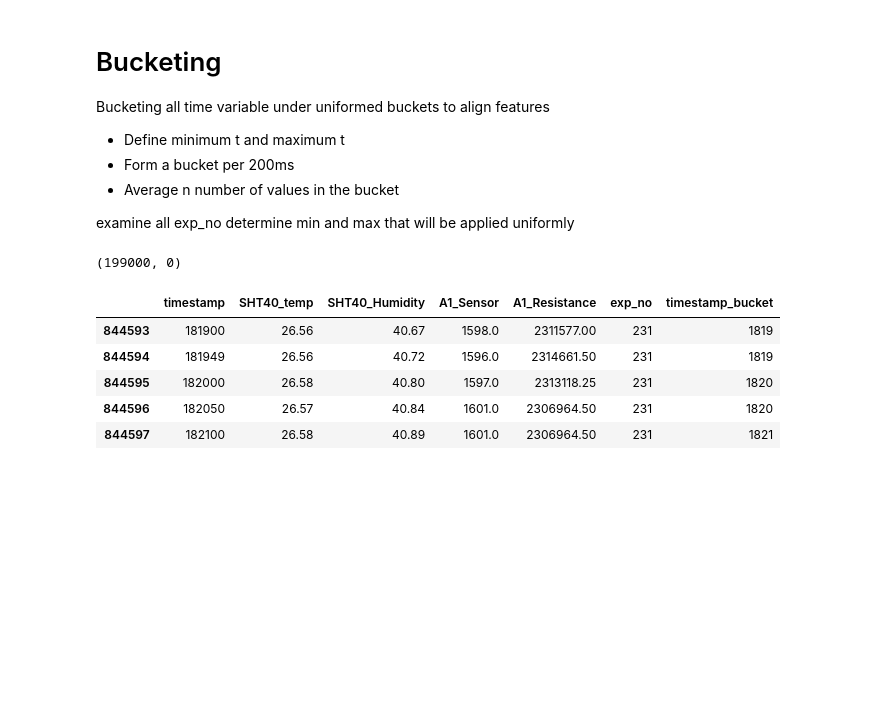
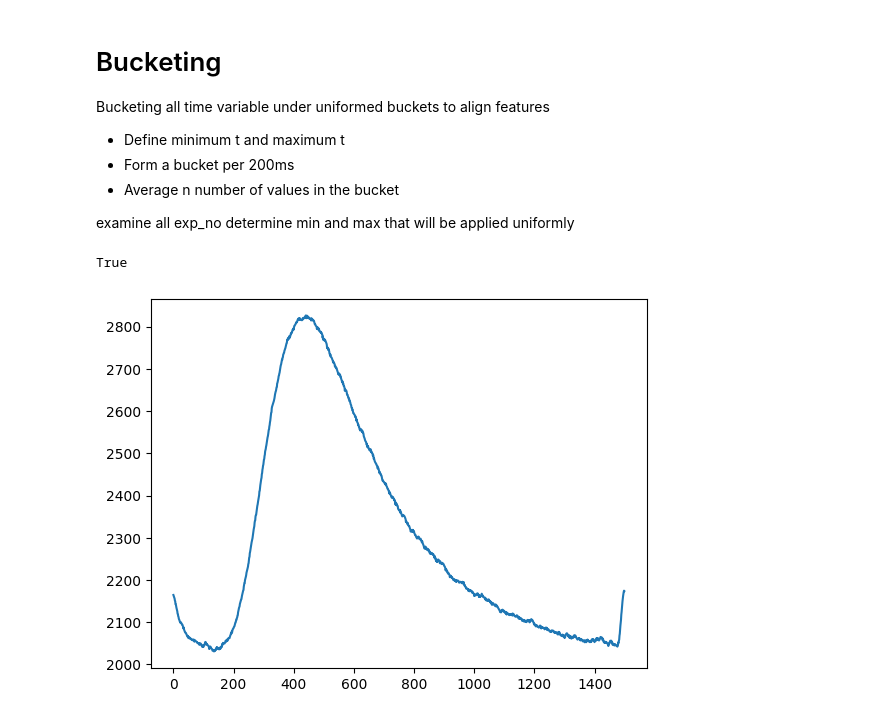
Before and after one commit to gavinlouuu-kpt/gas-sensor-ml, a Jupyter notebook: notebooks/node 1.1-lkw-initial-data-exploration.ipynb, the cells around one changed output. Cells and saved outputs as stored; diff of their text form; code cells hidden in the pictures; blank space fills up the shorter version.

```diff
--- a/notebooks/node 1.1-lkw-initial-data-exploration.ipynb
+++ b/notebooks/node 1.1-lkw-initial-data-exploration.ipynb
@@ -71,11 +60,3 @@ Bucketing all time variable under uniformed buckets to align features
 
 examine all exp_no
 determine min and max that will be applied uniformly
-# %%
-#search the maximum and minimum of time in the df_stacked
-def _max_min_time(df_stacked: pd.DataFrame) -> pd.DataFrame:
-    max_time = df_stacked['timestamp'].max()
-    min_time = df_stacked['timestamp'].min()
-    return max_time, min_time
-# %% [output]
-(199000, 0)
@@ -88,26 +63,61 @@ def _split_bucket(df_stacked: pd.DataFrame, x: int) -> pd.DataFrame:
 # %%
 # group experiments by using groupby function
-# create a new column called timestamp_bucket
-# assign timestamps in a range of 100ms to a bucket
-# iterate through the groupby object timestamp and add a new column called timestamp_bucket
-# each bucket is 100ms i.e., items with timestamp between 0 and 100ms are assigned to bucket 1
-# items with timestamp between 100ms and 200ms are assigned to bucket 2
-# and so on...
-def _group_by_bucket(df_stacked: pd.DataFrame, bucket_size_ms: int) -> pd.DataFrame:
+# create a new column called bin
+# the number of bin is predefined by user i.e., 1500
+# group the data entries into 1500 bins
+# average the values within each bin
+
+def _group_by_bin(df_stacked: pd.DataFrame, num_bins: int) -> pd.DataFrame:
     df_list = []
     grouped = df_stacked.groupby('exp_no')
     for name, group in grouped:
-        group['timestamp_bucket'] = group['timestamp'].floordiv(bucket_size_ms)
+        group['bin'] = pd.cut(group['timestamp'], bins=num_bins, labels=False)
         df_list.append(group)
     return pd.concat(df_list)
-bucketed = _group_by_bucket(df_stacked, 100)
+
+bin_df = _group_by_bin(df_stacked, 1500)
+# bucketed.tail()
-# %% [output]
-|  | timestamp | SHT40_temp | SHT40_Humidity | A1_Sensor | A1_Resistance | exp_no | timestamp_bucket |
-| 844593 | 181900 | 26.56 | 40.67 | 1598.0 | 2311577.00 | 231 | 1819 |
-| 844594 | 181949 | 26.56 | 40.72 | 1596.0 | 2314661.50 | 231 | 1819 |
-| 844595 | 182000 | 26.58 | 40.80 | 1597.0 | 2313118.25 | 231 | 1820 |
-| 844596 | 182050 | 26.57 | 40.84 | 1601.0 | 2306964.50 | 231 | 1820 |
-| 844597 | 182100 | 26.58 | 40.89 | 1601.0 | 2306964.50 | 231 | 1821 |
+# %%
+# check all exp_no have the same number of bins
+# if they are all the same print 1 if not print 0
+
+def _check_bins(df: pd.DataFrame) -> bool:
+    grouped = df.groupby('exp_no')
+    unique_bins = None
+    for name, group in grouped:
+        if unique_bins is None:
+            unique_bins = len(group['bin'].unique())
+        elif len(group['bin'].unique()) != unique_bins:
+            return False
+    return True
+
+_check_bins(bin_df)
+# %% [output]
+True
+# %%
+# average data within each bucket to give only one value per bucket
+# group by experiment number and timestamp_bucket
+# drop timestamp column
+# calculate mean of all columns
+
+
+def _average_bin(bin_df: pd.DataFrame) -> pd.DataFrame:
+    bin_df = bin_df.drop(columns=['timestamp'])
+    grouped = bin_df.groupby(['exp_no', 'bin'])
+    return grouped.mean()
 # %%
-# write bucketed data to csv in intermediate folder
-bucketed.to_csv(f"../data/02_intermediate/bucketed.csv", index=False)
+# save averaged data to csv in intermediate folder
+averaged = _average_bin(bin_df)
+averaged.to_csv(f"../data/02_intermediate/norm_averaged_bin.csv")
+# %%
+# plot the graph of a specified exp_no in terms of A1_sensor against bin
+# specify exp_no
+# plot the graph of A1_sensor against bin
+
+def _plot_graph(averaged: pd.DataFrame, exp_no: int) -> None:
+    plt.plot(averaged.loc[exp_no]['A1_Sensor'])
+    plt.show()
+
+_plot_graph(averaged, 120)
+# %% [output]
+[figure, added]
```
Also changed, not shown: parts of 3 cells of this notebook, 5 other files.
